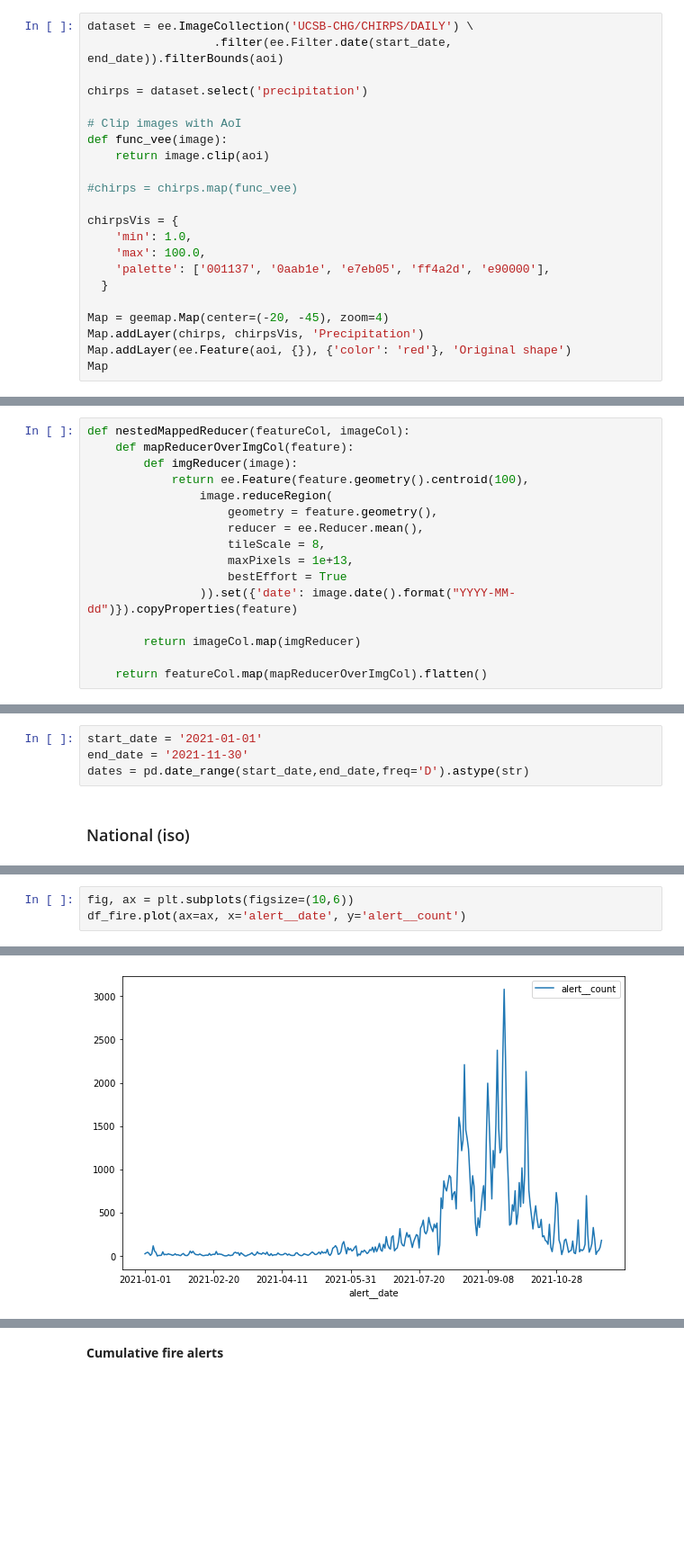
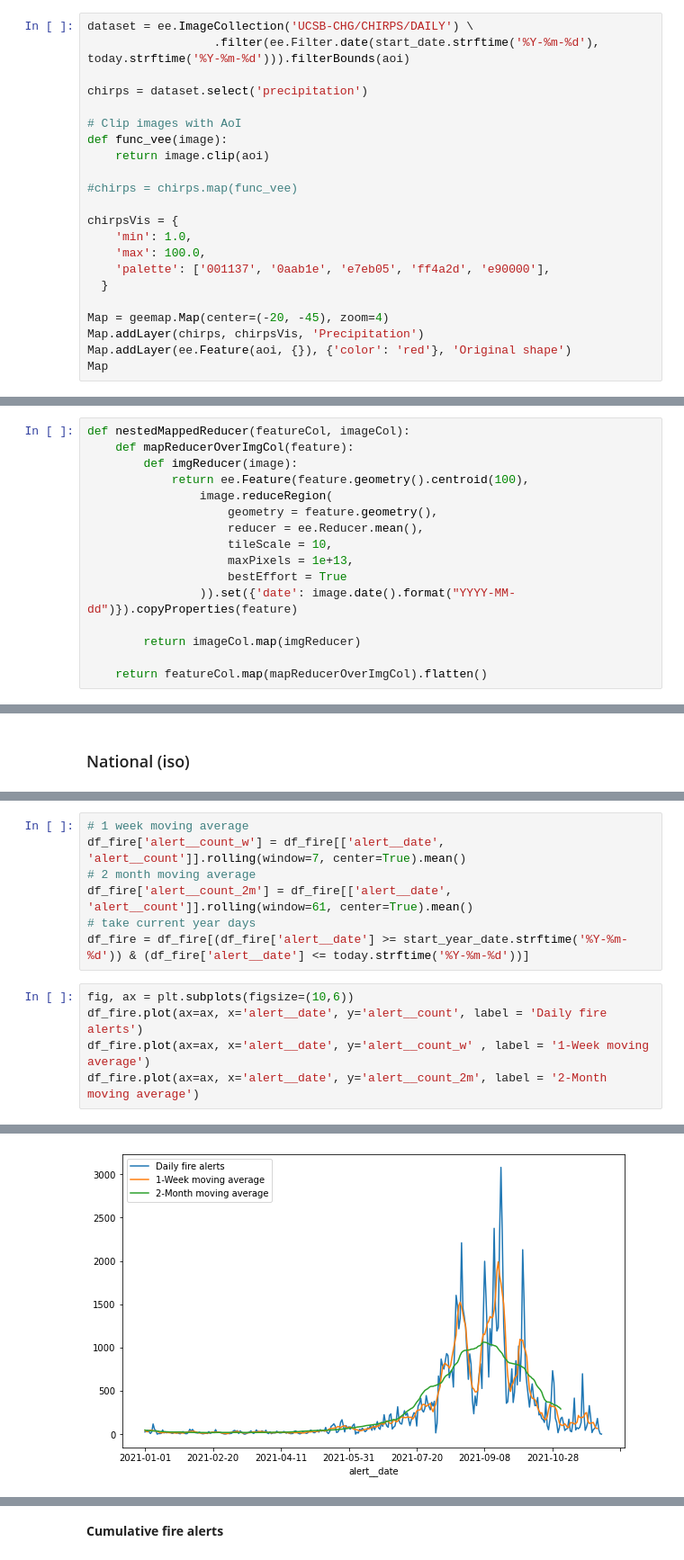
Before and after one commit to Vizzuality/mongabay-data, a Jupyter notebook: processing/fire_tool_exploration.ipynb, the cells around one changed output, grey strips where cells are left out. Shown: that part at 90% size. Cells and saved outputs as stored; diff of their text form; blank space fills up the shorter version.

Commit message:
Improve dates handling

```diff
--- a/processing/fire_tool_exploration.ipynb
+++ b/processing/fire_tool_exploration.ipynb
@@ -167,6 +173,6 @@ end_date = '2021-11-30'
 # %%
 dataset = ee.ImageCollection('UCSB-CHG/CHIRPS/DAILY') \
-                  .filter(ee.Filter.date(start_date, end_date)).filterBounds(aoi)
+                  .filter(ee.Filter.date(start_date.strftime('%Y-%m-%d'), today.strftime('%Y-%m-%d'))).filterBounds(aoi)
 
 chirps = dataset.select('precipitation')
 
@@ -282,7 +288,7 @@ def nestedMappedReducer(featureCol, imageCol):
                 image.reduceRegion(
                     geometry = feature.geometry(),
                     reducer = ee.Reducer.mean(),
-                    tileScale = 8,
+                    tileScale = 10,
                     maxPixels = 1e+13,
                     bestEffort = True
                 )).set({'date': image.date().format("YYYY-MM-dd")}).copyProperties(feature)
@@ -329,10 +322,6 @@ df_pre.plot(ax=ax, x='date', y='precipitation_2m')
 ##  VIIRS fire alerts
 # %% [markdown]
 ### **Daily alerts**
-# %%
-start_date = '2021-01-01'
-end_date = '2021-11-30'
-dates = pd.date_range(start_date,end_date,freq='D').astype(str)
 # %% [markdown]
 ### National (iso)
 # %%
@@ -365,6 +356,15 @@ df_fire.head()
+# %%
+# 1 week moving average
+df_fire['alert__count_w'] = df_fire[['alert__date', 'alert__count']].rolling(window=7, center=True).mean()
+# 2 month moving average
+df_fire['alert__count_2m'] = df_fire[['alert__date', 'alert__count']].rolling(window=61, center=True).mean()
+# take current year days
+df_fire = df_fire[(df_fire['alert__date'] >= start_year_date.strftime('%Y-%m-%d')) & (df_fire['alert__date'] <= today.strftime('%Y-%m-%d'))]
 # %%
 fig, ax = plt.subplots(figsize=(10,6))
-df_fire.plot(ax=ax, x='alert__date', y='alert__count')
+df_fire.plot(ax=ax, x='alert__date', y='alert__count', label = 'Daily fire alerts')
+df_fire.plot(ax=ax, x='alert__date', y='alert__count_w' , label = '1-Week moving average')
+df_fire.plot(ax=ax, x='alert__date', y='alert__count_2m', label = '2-Month moving average')
 # %% [output]
 <AxesSubplot:xlabel='alert__date'>
-[figure, old version]
+[figure, new version]
```
Also changed, not shown: parts of 55 cells of this notebook.
